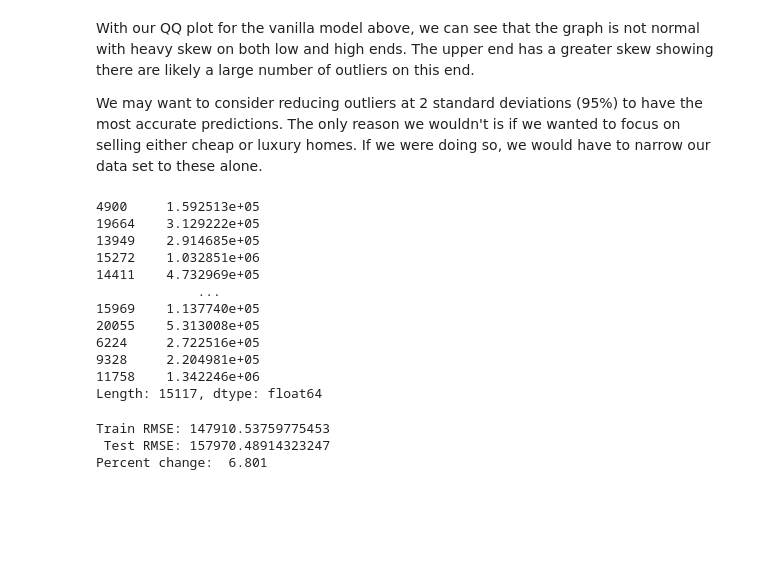
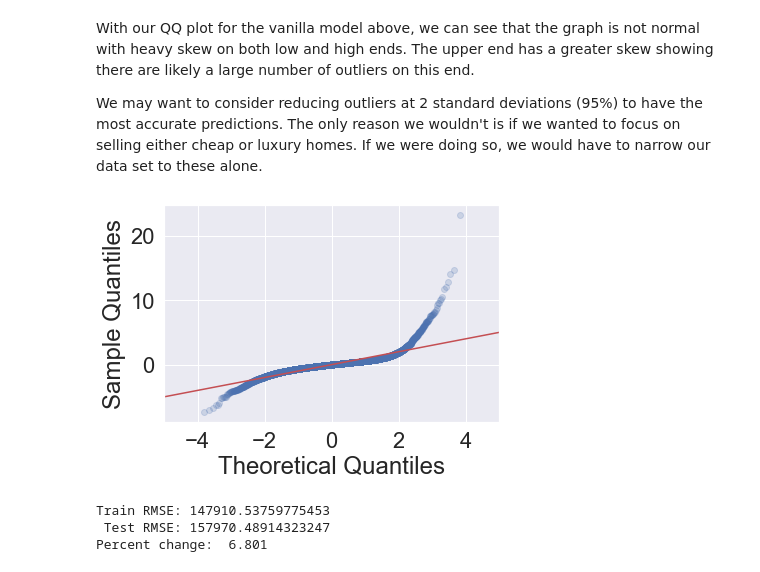
Before and after one commit to Stenke/King-County-Housing-Regression-Analysis, a Jupyter notebook: House(party)_Modeling.ipynb, the cells around one changed output. Drawn from its saved outputs; the diff is of its cells as text; code cells hidden in the pictures; blank space fills up the shorter version.

```diff
--- a/House(party)_Modeling.ipynb
+++ b/House(party)_Modeling.ipynb
@@ -196,5 +200,7 @@ X_test = sm.add_constant(X_test)
 # %%
-predictors = '+'.join(feat_cols)
-formula = outcome + '~' + predictors
-model_vanilla = sm.OLS(y_train, X_train).fit()
-model_vanilla.summary()
+# I don't need those predictors/formulas
+def training_model(predictor_cols, outcome, y_train, X_train):
+    predictors = '+'.join(predictor_cols)
+    formula = outcome + '~' + predictors
+    model_vanilla = sm.OLS(y_train, X_train).fit()
+    return model_vanilla.summary()
@@ -248,18 +248,3 @@ def training_model(features, outcome, y_train, X_train):
 With our QQ plot for the vanilla model above, we can see that the graph is not normal with heavy skew on both low and high ends. The upper end has a greater skew showing there are likely a large number of outliers on this end.
 
 We may want to consider reducing outliers at 2 standard deviations (95%) to have the most accurate predictions. The only reason we wouldn't is if we wanted to focus on selling either cheap or luxury homes. If we were doing so, we would have to narrow our data set to these alone.
-# %%
-y_hat_train = model_vanilla.predict(X_train)
-# %% [output]
-4900     1.592513e+05
-19664    3.129222e+05
-13949    2.914685e+05
-15272    1.032851e+06
-14411    4.732969e+05
-             ...
-15969    1.137740e+05
-20055    5.313008e+05
-6224     2.722516e+05
-9328     2.204981e+05
-11758    1.342246e+06
-Length: 15117, dtype: float64
@@ -266 +253,9 @@ Length: 15117, dtype: float64
+# %%
+fig = plt.figure()
+
+ax = fig.add_subplot(1, 1, 1)
+sm.graphics.qqplot(model_vanilla.resid, line='45', fit=True, alpha=0.2, ax=ax)
+ax.set_xlim(-5, 5);
+# %% [output]
+[figure, added]
 # %%
```
Also changed, not shown: parts of 48 cells of this notebook, 1 other file.
